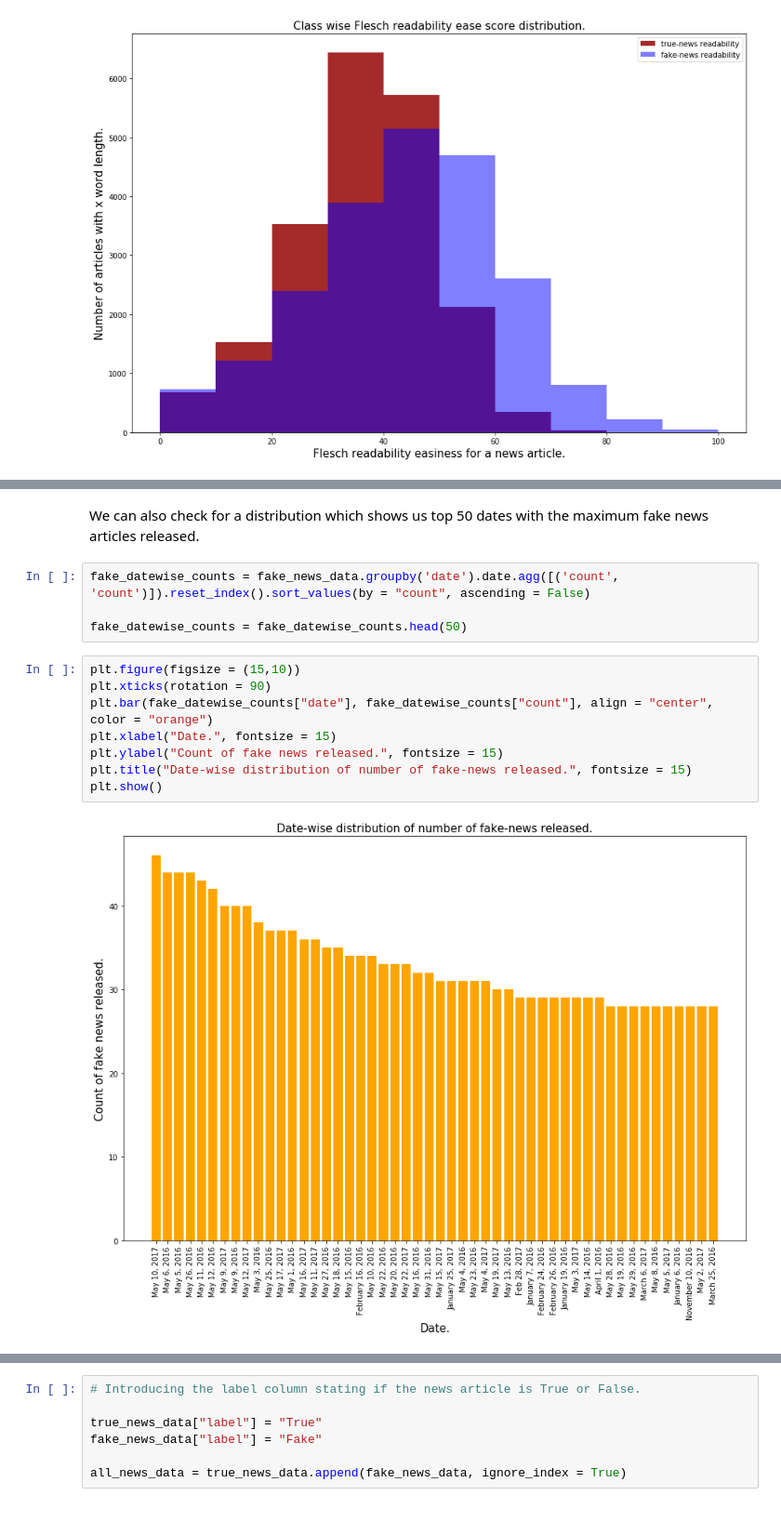
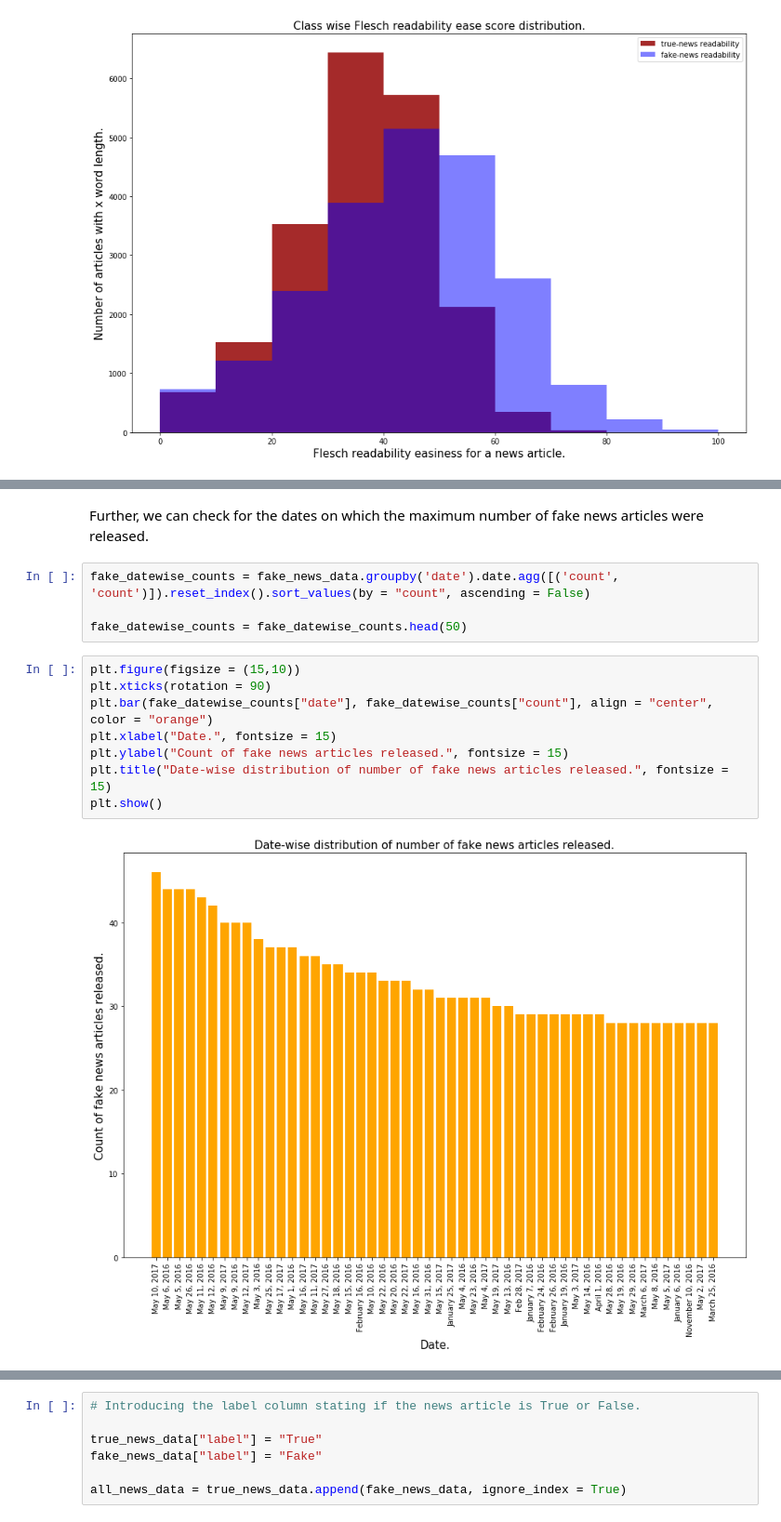
Before and after one commit to mdhrumil/fakenews, a Jupyter notebook: model/Fake news classification - Analysis and Modeling.ipynb, the cells around one changed output, grey strips where cells are left out. Shown: that part at 93% size. Cells and saved outputs as stored; diff of their text form.

```diff
--- a/model/Fake news classification - Analysis and Modeling.ipynb
+++ b/model/Fake news classification - Analysis and Modeling.ipynb
@@ -204,5 +278,5 @@ plt.show()
 # %% [markdown]
-We can also check for a distribution which shows us top 50 dates with the maximum fake news articles released.
+Further, we can check for the dates on which the maximum number of fake news articles were released.
 # %%
 fake_datewise_counts = fake_news_data.groupby('date').date.agg([('count', 'count')]).reset_index().sort_values(by = "count", ascending = False)
 
@@ -210,10 +284,10 @@ fake_datewise_counts = fake_datewise_counts.head(50)
 # %%
 plt.figure(figsize = (15,10))
 plt.xticks(rotation = 90)
 plt.bar(fake_datewise_counts["date"], fake_datewise_counts["count"], align = "center", color = "orange")
 plt.xlabel("Date.", fontsize = 15)
-plt.ylabel("Count of fake news released.", fontsize = 15)
-plt.title("Date-wise distribution of number of fake-news released.", fontsize = 15)
+plt.ylabel("Count of fake news articles released.", fontsize = 15)
+plt.title("Date-wise distribution of number of fake news articles released.", fontsize = 15)
 plt.show()
 # %% [output]
-[figure, old version]
+[figure, new version]
```
Also changed, not shown: parts of 73 cells of this notebook.
